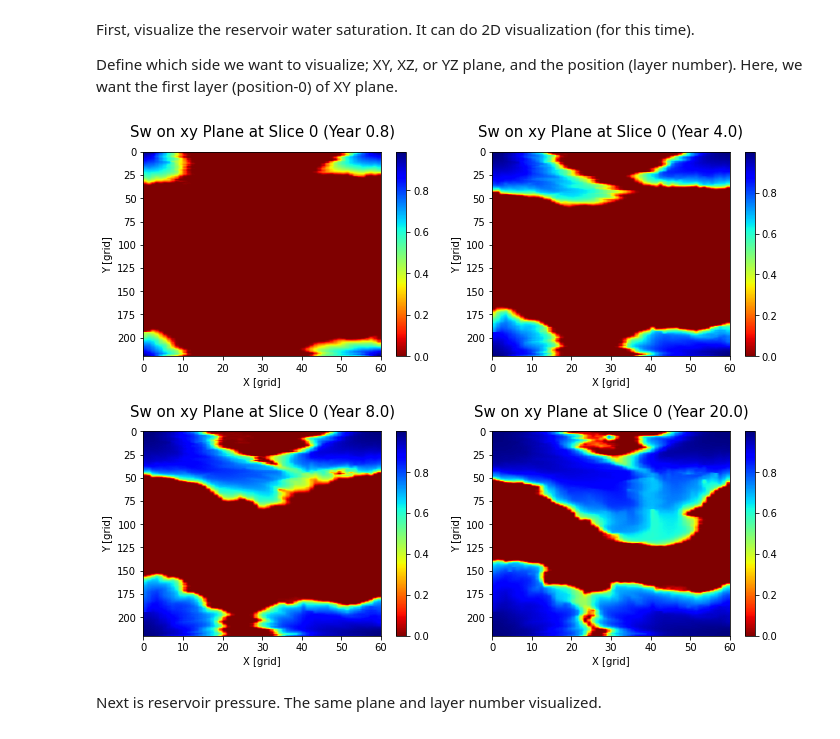
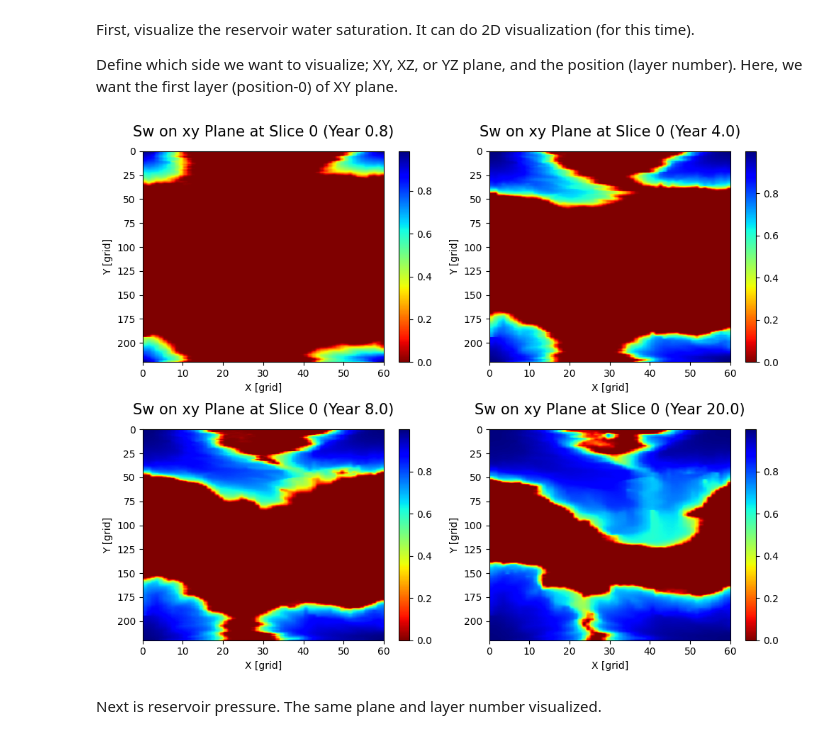
Before and after one commit to yohanesnuwara/pyMRST, a Jupyter notebook: notebooks/pyMRST_oilwaterflooding.ipynb, the cells around one changed output. Drawn from its saved outputs; the diff is of its cells as text; code cells hidden in the pictures.

```diff
--- a/notebooks/pyMRST_oilwaterflooding.ipynb
+++ b/notebooks/pyMRST_oilwaterflooding.ipynb
@@ -160,35 +160,35 @@ from pymrst_units import *
 nlayer = model["nlayer"]
 dimension = (60,220,nlayer)
 
 # Plane and layer number
 plane, position = "xy", 0
 
 numSteps, totTime = 50, 20*365 # day
 steps = [2, 10, 20, 50]
 
 # Plot Sw for every timestep
 plt.figure(figsize=(10,8))
 
 for i in range(len(steps)):
   directory = "/content/result_oilwater_2phase/"
   filename = "Sw{}.mat".format(steps[i])
 
   # Get cell data
   cube = pymrst.getCellData(directory, filename, dimension=dimension)
 
   # Plot for every timestep
   days = totTime / numSteps * steps[i]
   years = days * day() / year()
 
   plt.subplot(2,2,i+1)
   pymrst.plotCellData(cube, plane, position, cmap="jet_r")
   plt.title("Sw on {} Plane at Slice {} (Year {:.1f})".format(plane, position, years),
             size=15, pad=15)
 
-plt.tight_layout(1.7)
+plt.tight_layout()
 plt.show()
 # %% [output]
-[figure, old version]
+[figure, new version]
 # %% [markdown]
 Next is reservoir pressure. The same plane and layer number visualized.
 # %%
```
Also changed, not shown: parts of 9 cells of this notebook.
